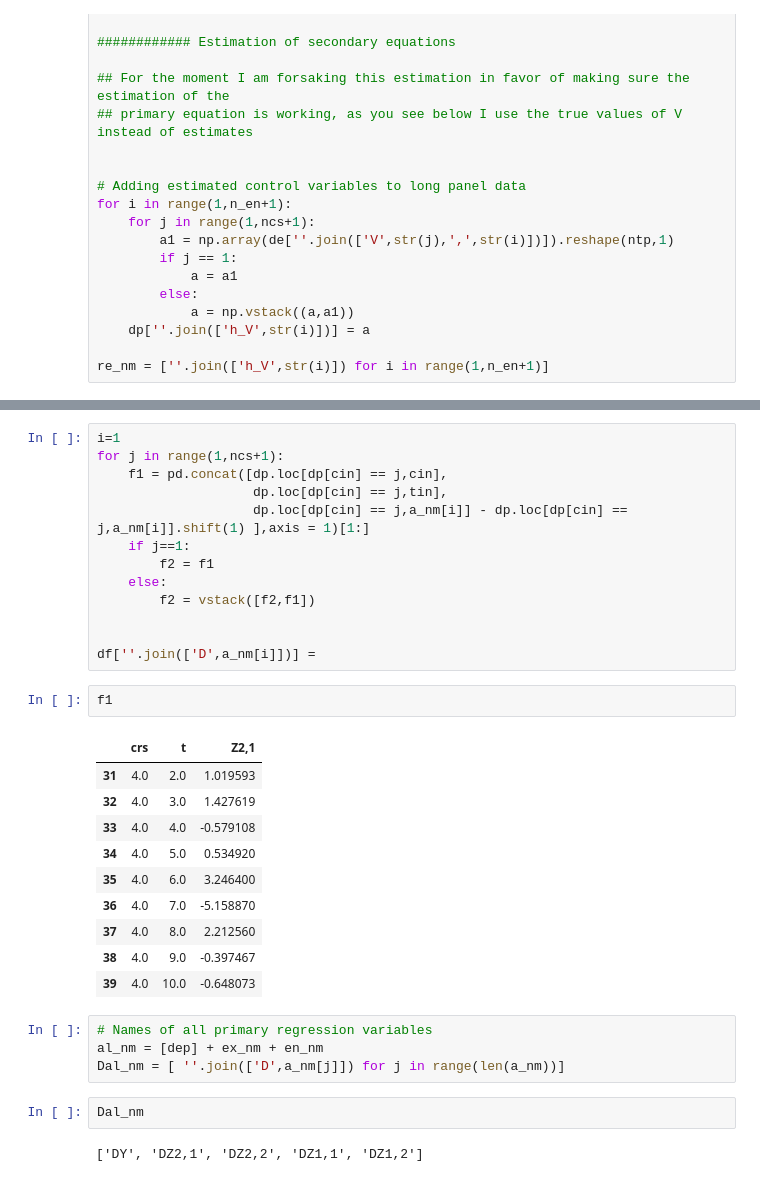
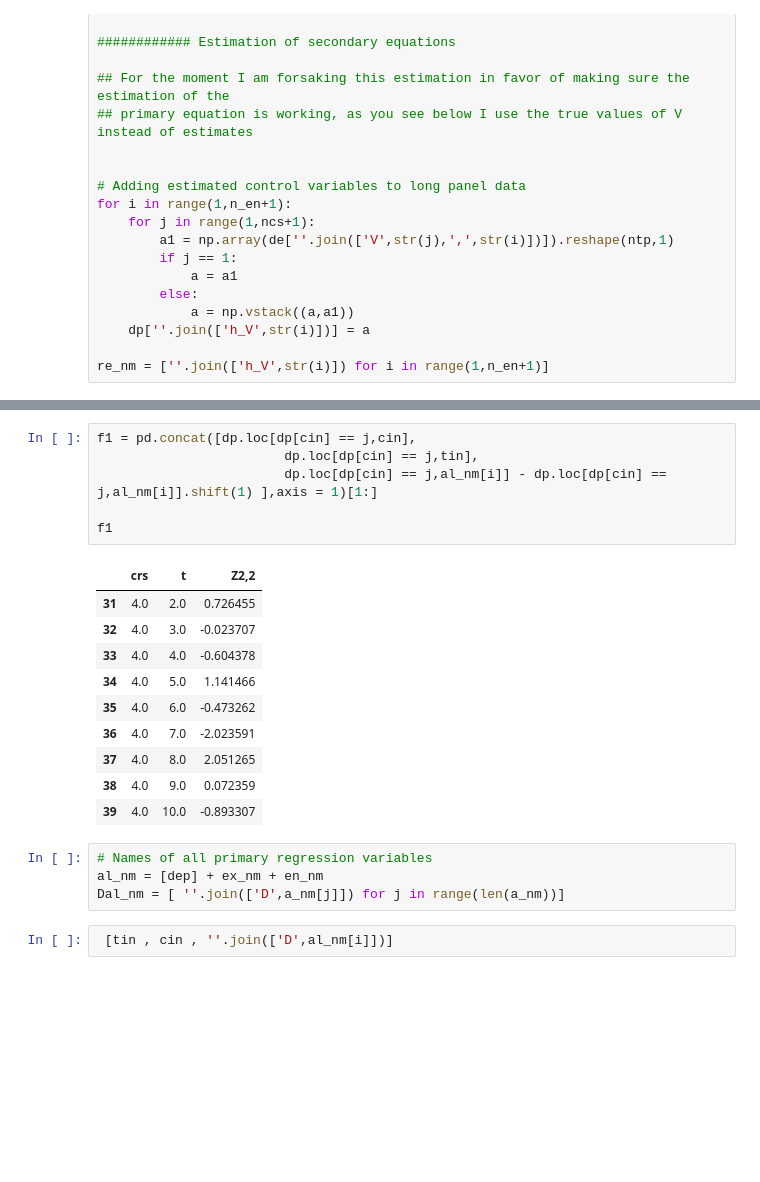
Before and after one commit to Existentialdredd/pan_sel_cntrl, a Jupyter notebook: psc.ipynb, the cells around one changed output, grey strips where cells are left out. Saved outputs shown, nothing was run; the diff lists cells and outputs as text; blank space fills up the shorter version.

```diff
--- a/psc.ipynb
+++ b/psc.ipynb
@@ -861,34 +872,23 @@ Name: crs, dtype: float64
 # %%
-i=1
-for j in range(1,ncs+1):
-    f1 = pd.concat([dp.loc[dp[cin] == j,cin],
-                    dp.loc[dp[cin] == j,tin],
-                    dp.loc[dp[cin] == j,a_nm[i]] - dp.loc[dp[cin] == j,a_nm[i]].shift(1) ],axis = 1)[1:]
-    if j==1:
-        f2 = f1
-    else:
-        f2 = vstack([f2,f1])
+f1 = pd.concat([dp.loc[dp[cin] == j,cin],
+                        dp.loc[dp[cin] == j,tin],
+                        dp.loc[dp[cin] == j,al_nm[i]] - dp.loc[dp[cin] == j,al_nm[i]].shift(1) ],axis = 1)[1:]
 
-
-df[''.join(['D',a_nm[i]])] =
+f1
+# %% [output]
+|  | crs | t | Z2,2 |
+| 31 | 4.0 | 2.0 | 0.726455 |
+| 32 | 4.0 | 3.0 | -0.023707 |
+| 33 | 4.0 | 4.0 | -0.604378 |
+| 34 | 4.0 | 5.0 | 1.141466 |
+| 35 | 4.0 | 6.0 | -0.473262 |
+| 36 | 4.0 | 7.0 | -2.023591 |
+| 37 | 4.0 | 8.0 | 2.051265 |
+| 38 | 4.0 | 9.0 | 0.072359 |
+| 39 | 4.0 | 10.0 | -0.893307 |
-# %%
-f1
-# %% [output]
-|  | crs | t | Z2,1 |
-| 31 | 4.0 | 2.0 | 1.019593 |
-| 32 | 4.0 | 3.0 | 1.427619 |
-| 33 | 4.0 | 4.0 | -0.579108 |
-| 34 | 4.0 | 5.0 | 0.534920 |
-| 35 | 4.0 | 6.0 | 3.246400 |
-| 36 | 4.0 | 7.0 | -5.158870 |
-| 37 | 4.0 | 8.0 | 2.212560 |
-| 38 | 4.0 | 9.0 | -0.397467 |
-| 39 | 4.0 | 10.0 | -0.648073 |
 # %%
 # Names of all primary regression variables
 al_nm = [dep] + ex_nm + en_nm
 Dal_nm = [ ''.join(['D',a_nm[j]]) for j in range(len(a_nm))]
-# %%
-Dal_nm
-# %% [output]
-['DY', 'DZ2,1', 'DZ2,2', 'DZ1,1', 'DZ1,2']
+# %%
+ [tin , cin , ''.join(['D',al_nm[i]])]
```
Also changed, not shown: parts of 4 cells of this notebook.
